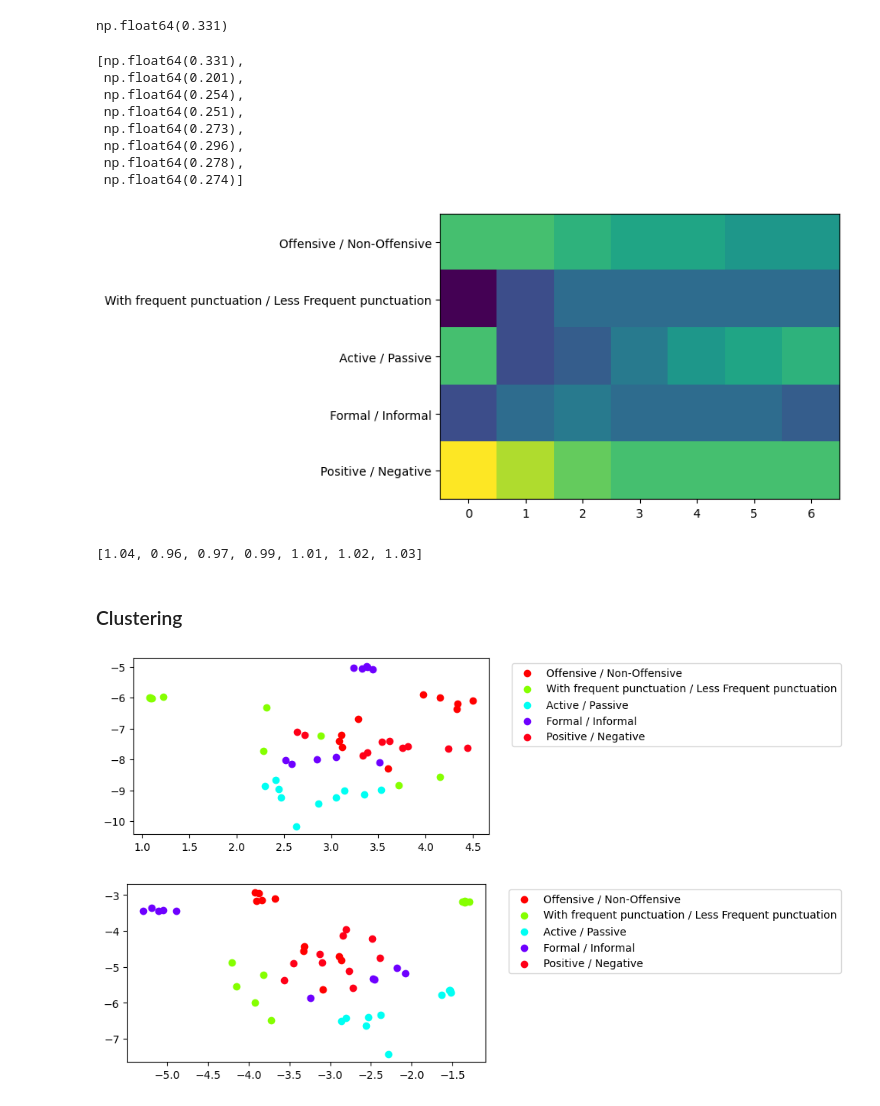
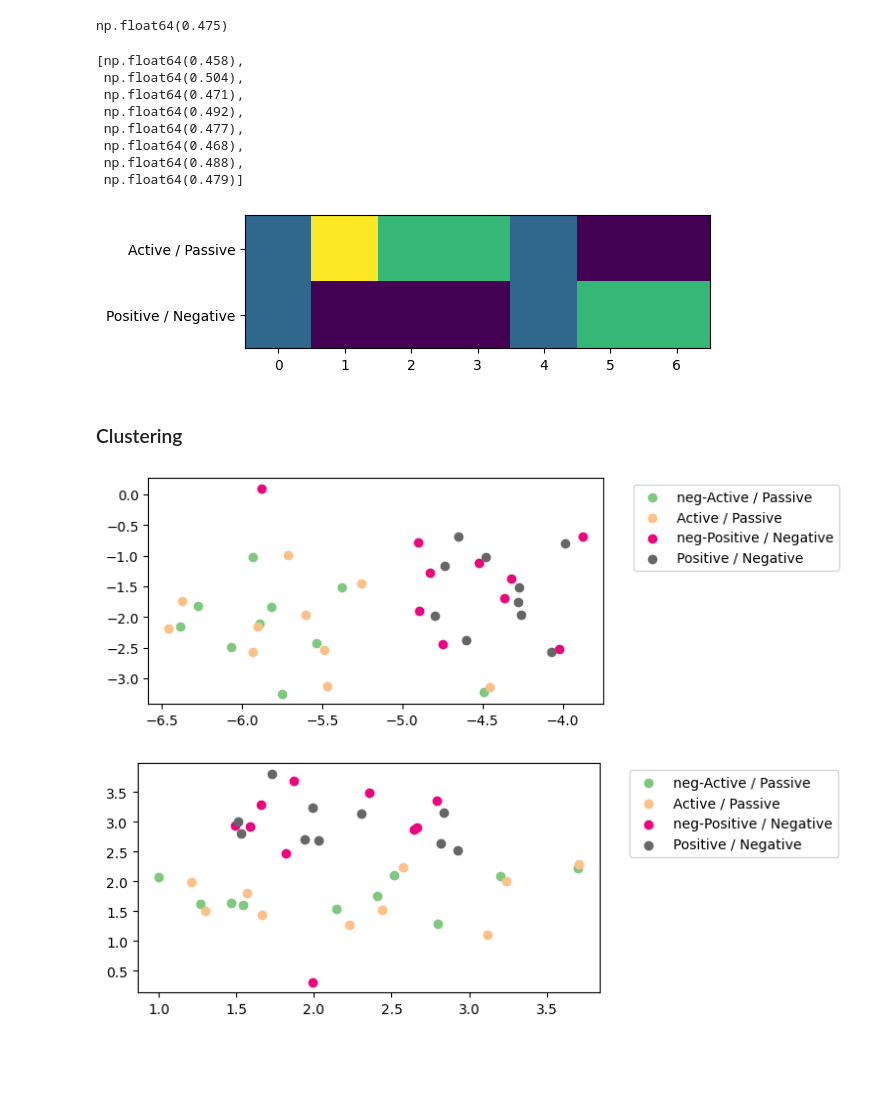
Before and after one commit to MiladAlshomary/Multi-LUAR, a Jupyter notebook: src-ipynb/multi-luar-analysis.ipynb, the cells around one changed output. Saved outputs shown, nothing was run; the diff lists cells and outputs as text; code cells hidden in the pictures; blank space fills up the shorter version.

```diff
--- a/src-ipynb/multi-luar-analysis.ipynb
+++ b/src-ipynb/multi-luar-analysis.ipynb
@@ -16,14 +16,14 @@ from sklearn.metrics.pairwise import cosine_similarity
 from matplotlib import pyplot as plt
 import math
 # %%
-MULTI_LUAR_PATH =  "/mnt/swordfish-pool2/milad/Multi-LUAR/src/reddit_model/"
+MULTI_LUAR_PATH =  "/mnt/swordfish-pool2/milad/multi-luar-reddit-model/"
 LUAR_PATH =  "/mnt/swordfish-pool2/nikhil/LUAR/pretrained_weights/LUAR-MUD/"
 # %%
 analyzed_labels = [
-    'Formal / Informal',
+    #'Formal / Informal',
     'Active / Passive',
-    'With frequent punctuation / Less Frequent punctuation',
-    'Offensive / Non-Offensive',
+    # 'With frequent punctuation / Less Frequent punctuation',
+    #'Offensive / Non-Offensive',
     'Positive / Negative',
 ]
 # %%
@@ -35,7 +35,7 @@ tokenizer = AutoTokenizer.from_pretrained("rrivera1849/LUAR-MUD")
 # Load data
 style_distance_dataset = load_dataset('StyleDistance/synthstel')
 # Create author for each style feature
-author_lvl_style_dataset= merge_texts_to_authors_per_label(style_distance_dataset['train'].filter(lambda row: row['feature'] in analyzed_labels), 5)
+author_lvl_style_dataset= merge_texts_to_authors_per_label(style_distance_dataset['train'].filter(lambda row: row['feature'] in analyzed_labels), 10)
 # %%
 author_lvl_style_dataset
 # %% [output]
@@ -65,18 +65,18 @@ luar_sim_matrix = compute_similarities(positives_luar_embeddings, negatives_luar
 # %%
 compute_mrr(luar_sim_matrix, labels)
 # %% [output]
-np.float64(0.331)
+np.float64(0.475)
 # %%
 [compute_mrr(s, labels) for s in muti_luar_layers_sims]
 # %% [output]
-[np.float64(0.331),
- np.float64(0.201),
- np.float64(0.254),
- np.float64(0.251),
- np.float64(0.273),
- np.float64(0.296),
- np.float64(0.278),
- np.float64(0.274)]
+[np.float64(0.458),
+ np.float64(0.504),
+ np.float64(0.471),
+ np.float64(0.492),
+ np.float64(0.477),
+ np.float64(0.468),
+ np.float64(0.488),
+ np.float64(0.479)]
 # %%
 def compute_layer_to_features_significance(muti_luar_layers_sims, labels):
     layer_to_feat_score = []
@@ -105,17 +105,13 @@ ax.imshow(layer_to_feat_score)
 ax.set(yticks = range(len(set(labels))), yticklabels=set(labels))
 plt.show()
 # %% [output]
-[figure, old version]
+[figure, new version]
-# %%
-layer_to_feat_score[2]
-# %% [output]
-[1.04, 0.96, 0.97, 0.99, 1.01, 1.02, 1.03]
 # %% [markdown]
 ### Clustering
 # %%
 from sklearn.manifold import TSNE
 
-def get_cmap(n, name='hsv'):
+def get_cmap(n, name='Accent'):
     '''Returns a function that maps each index in 0, 1, ..., n-1 to a distinct
     RGB color; the keyword argument name must be a standard mpl colormap name.'''
     return plt.cm.get_cmap(name, n)
@@ -143,10 +139,10 @@ def plot_tsne(embeddings, labels, layer):
     plt.legend(bbox_to_anchor=(1.05, 1), loc='upper left')
     plt.show()
 # %%
-plot_tsne(positives_embeddings + negatives_embeddings, labels+labels, layer=0)
+plot_tsne(positives_embeddings + negatives_embeddings, labels + ['neg-' + x for x in labels], layer=0)
 # %% [output]
-[figure, old version]
+[figure, new version]
 # %%
-plot_tsne(positives_embeddings + negatives_embeddings, labels+labels, layer=3)
+plot_tsne(positives_embeddings + negatives_embeddings, labels + ['neg-' + x for x in labels], layer=3)
 # %% [output]
-[figure, old version]
+[figure, new version]
```
Also changed, not shown: parts of 2 cells of this notebook, 2 other files.
